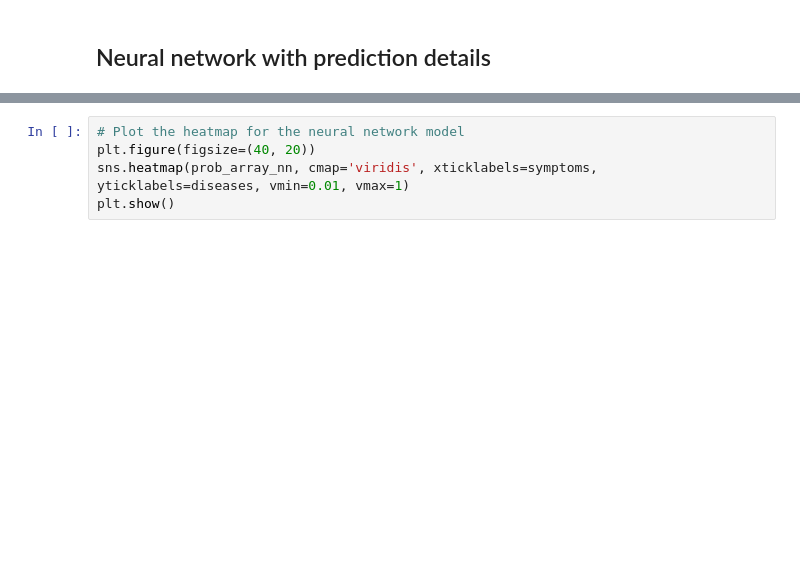
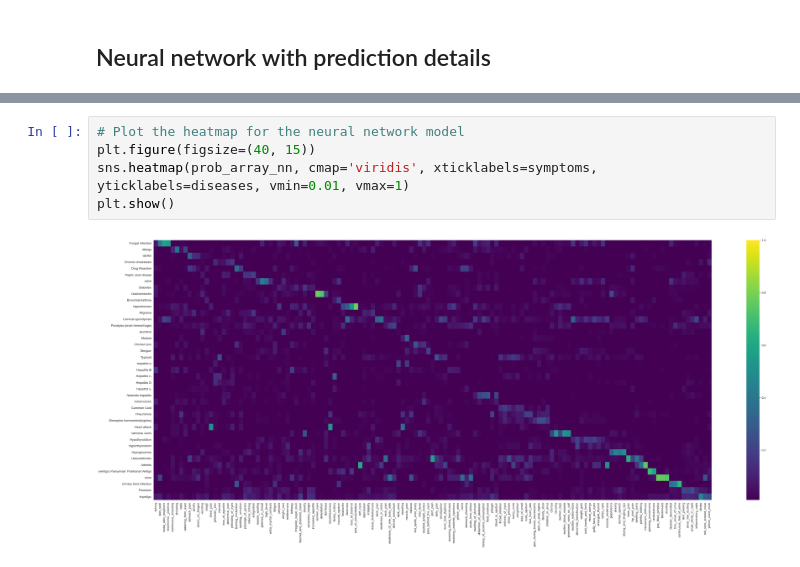
Before and after one commit to tom-bourjala/SDU-ML-DSP, a Jupyter notebook: main.ipynb, the cells around one changed output, grey strips where cells are left out. Drawn from its saved outputs; the diff is of its cells as text; blank space fills up the shorter version.

```diff
--- a/main.ipynb
+++ b/main.ipynb
@@ -897,5 +879,7 @@ plt.show()
 # %%
 # Plot the heatmap for the neural network model
-plt.figure(figsize=(40, 20))
+plt.figure(figsize=(40, 15))
 sns.heatmap(prob_array_nn, cmap='viridis', xticklabels=symptoms, yticklabels=diseases, vmin=0.01, vmax=1)
 plt.show()
+# %% [output]
+[figure, added]
```
Also changed, not shown: parts of 13 cells of this notebook.
